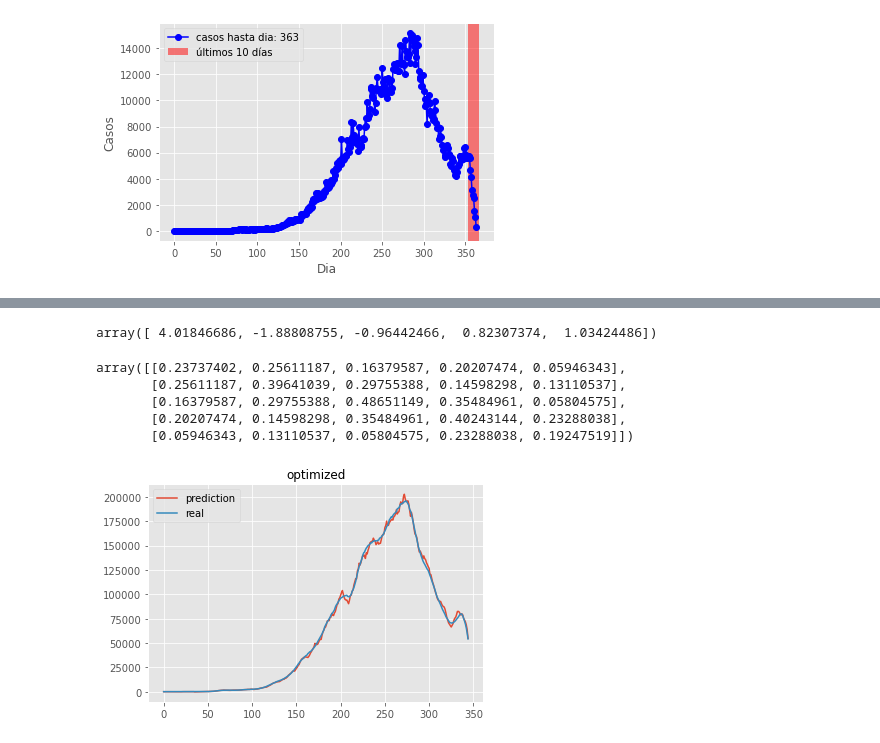
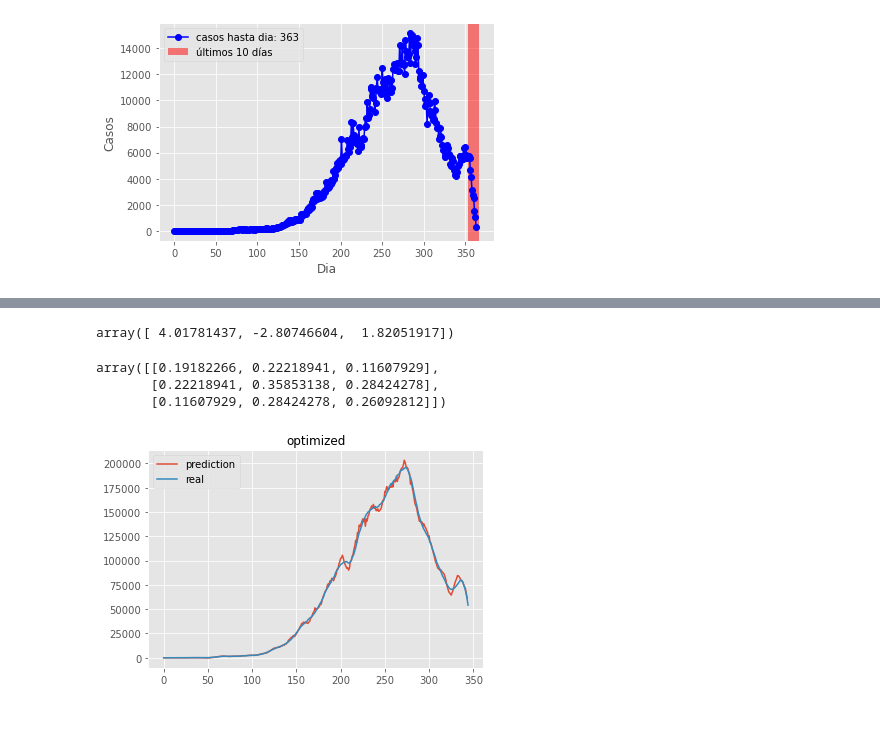
Before and after one commit to denisecammarota/tesis-ib, a Jupyter notebook: Fitting_Attempt/First-Attempt.ipynb, the cells around one changed output, grey strips where cells are left out. Saved outputs shown, nothing was run; the diff lists cells and outputs as text; code cells hidden in the pictures.

```diff
--- a/Fitting_Attempt/First-Attempt.ipynb
+++ b/Fitting_Attempt/First-Attempt.ipynb
@@ -108,7 +108,7 @@ def second_solution(n_t,a,b,c):
     r_def = r_def[13:]
     a_t = a_t[13:]
     p_t = r_def * a_t
-    return p_t[:-6]
+    return p_t[:-7]
 # %%
 def change_dates(df):
     #changes fecha_inicio_sintomas according to new criteria
@@ -170,29 +170,27 @@ print(predicted.shape)
 # %%
-p0 = 1,1,1,0,0
-k, cov = curve_fit(first_solution, casos_por_dia, res[19:], p0)
+p0 = 1,1,1
+k, cov = curve_fit(second_solution, casos_por_dia, res[20:], p0)
 # %%
 k
 # %% [output]
-array([ 4.01846686, -1.88808755, -0.96442466,  0.82307374,  1.03424486])
+array([ 4.01781437, -2.80746604,  1.82051917])
 # %%
 np.sqrt(abs(cov))
 # %% [output]
-array([[0.23737402, 0.25611187, 0.16379587, 0.20207474, 0.05946343],
-       [0.25611187, 0.39641039, 0.29755388, 0.14598298, 0.13110537],
-       [0.16379587, 0.29755388, 0.48651149, 0.35484961, 0.05804575],
-       [0.20207474, 0.14598298, 0.35484961, 0.40243144, 0.23288038],
-       [0.05946343, 0.13110537, 0.05804575, 0.23288038, 0.19247519]])
+array([[0.19182266, 0.22218941, 0.11607929],
+       [0.22218941, 0.35853138, 0.28424278],
+       [0.11607929, 0.28424278, 0.26092812]])
 # %%
-predicted2 = first_solution(casos_por_dia,k[0],k[1],k[2],k[3],k[4])
+predicted2 = second_solution(casos_por_dia,k[0],k[1],k[2])
 plt.figure()
 plt.plot(predicted2,label='prediction')
 res = sum_last14(cases)[:,1]
 plt.plot(res[19:],label='real')
 plt.title('optimized',fontsize=12)
 plt.legend()
-smse2 = np.linalg.norm(predicted2-res[19:])
+smse2 = np.linalg.norm(predicted2-res[20:])
 # %% [output]
-[figure, old version]
+[figure, new version]
 # %%
 smse2-smse1
 # %% [output]
```
Also changed, not shown: parts of 6 cells of this notebook, 2 other files.
